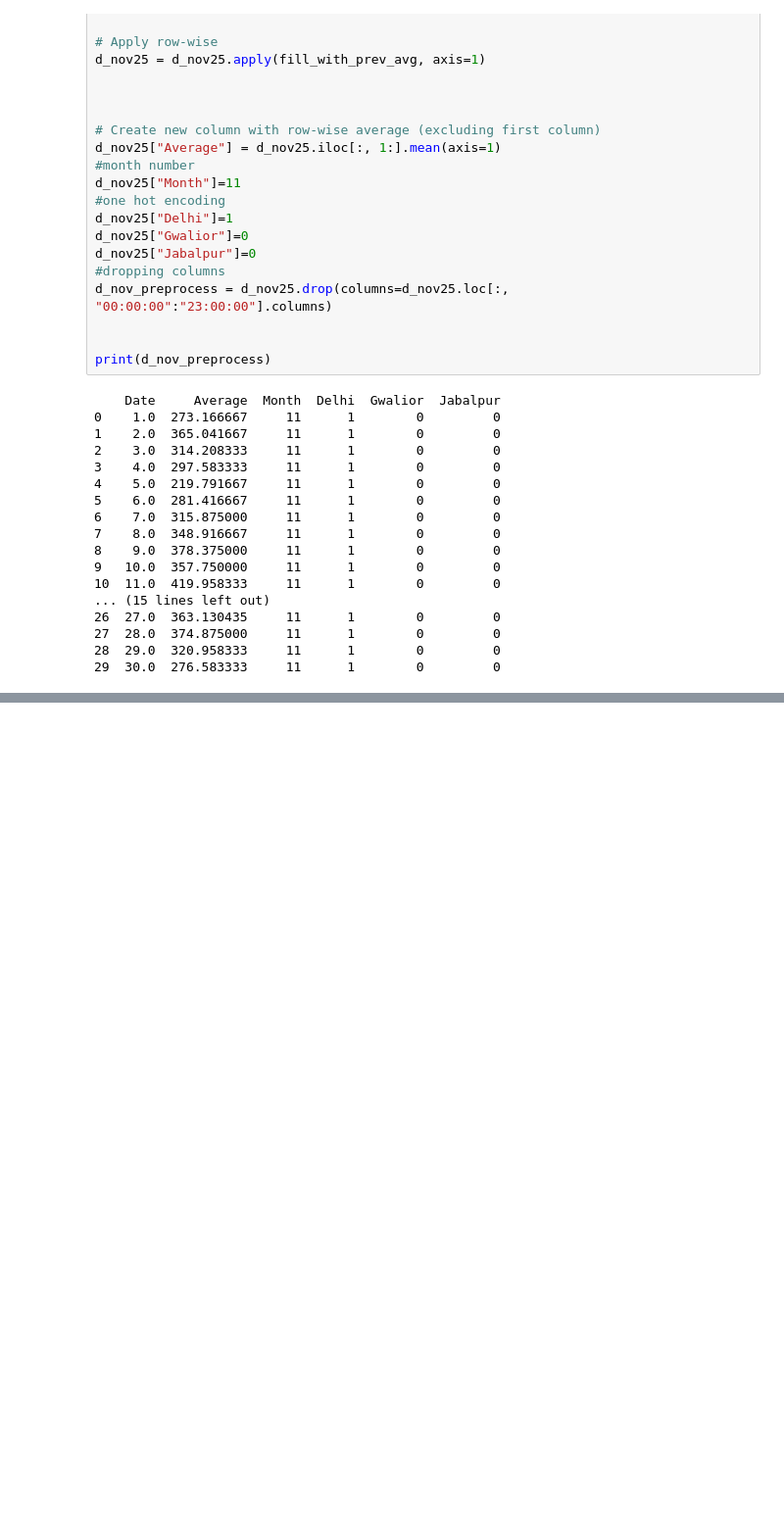
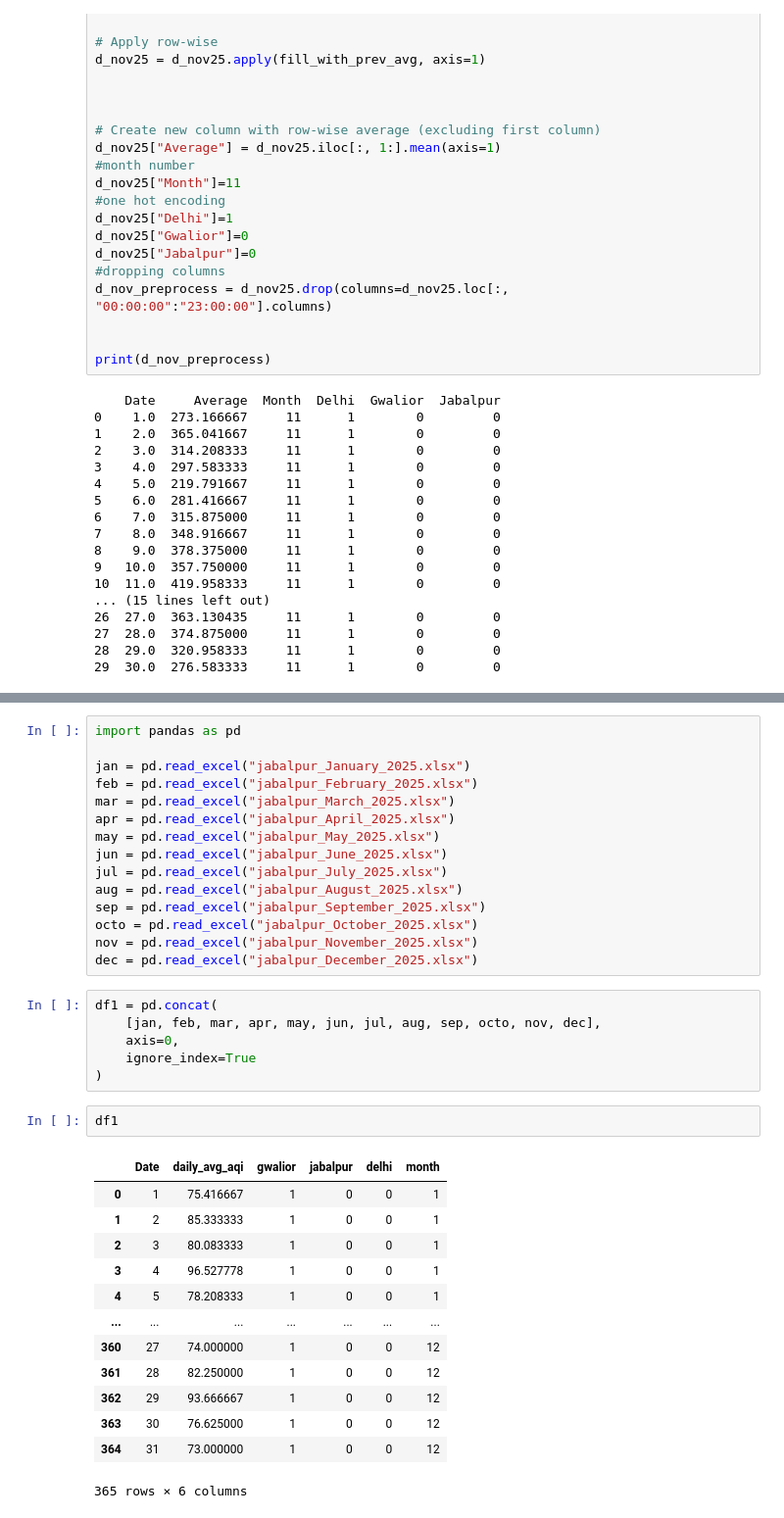
Before and after one commit to aisyng2621/Air-Sense, a Jupyter notebook: Dataset/Preprocessing.ipynb, the cells around one changed output, grey strips where cells are left out. Shown at 98% size. Drawn from its saved outputs; the diff is of its cells as text; blank space fills up the shorter version.

```diff
--- a/Dataset/Preprocessing.ipynb
+++ b/Dataset/Preprocessing.ipynb
@@ -557,0 +562,37 @@ Name: Average, dtype: float64
+# %%
+import pandas as pd
+
+jan = pd.read_excel("jabalpur_January_2025.xlsx")
+feb = pd.read_excel("jabalpur_February_2025.xlsx")
+mar = pd.read_excel("jabalpur_March_2025.xlsx")
+apr = pd.read_excel("jabalpur_April_2025.xlsx")
+may = pd.read_excel("jabalpur_May_2025.xlsx")
+jun = pd.read_excel("jabalpur_June_2025.xlsx")
+jul = pd.read_excel("jabalpur_July_2025.xlsx")
+aug = pd.read_excel("jabalpur_August_2025.xlsx")
+sep = pd.read_excel("jabalpur_September_2025.xlsx")
+octo = pd.read_excel("jabalpur_October_2025.xlsx")
+nov = pd.read_excel("jabalpur_November_2025.xlsx")
+dec = pd.read_excel("jabalpur_December_2025.xlsx")
+# %%
+df1 = pd.concat(
+    [jan, feb, mar, apr, may, jun, jul, aug, sep, octo, nov, dec],
+    axis=0,
+    ignore_index=True
+)
+# %%
+df1
+# %% [output]
+|  | Date | daily_avg_aqi | gwalior | jabalpur | delhi | month |
+| 0 | 1 | 75.416667 | 1 | 0 | 0 | 1 |
+| 1 | 2 | 85.333333 | 1 | 0 | 0 | 1 |
+| 2 | 3 | 80.083333 | 1 | 0 | 0 | 1 |
+| 3 | 4 | 96.527778 | 1 | 0 | 0 | 1 |
+| 4 | 5 | 78.208333 | 1 | 0 | 0 | 1 |
+| ... | ... | ... | ... | ... | ... | ... |
+| 360 | 27 | 74.000000 | 1 | 0 | 0 | 12 |
+| 361 | 28 | 82.250000 | 1 | 0 | 0 | 12 |
+| 362 | 29 | 93.666667 | 1 | 0 | 0 | 12 |
+| 363 | 30 | 76.625000 | 1 | 0 | 0 | 12 |
+| 364 | 31 | 73.000000 | 1 | 0 | 0 | 12 |
+365 rows × 6 columns
```
Also changed, not shown: parts of 15 cells of this notebook, 2 other files.
